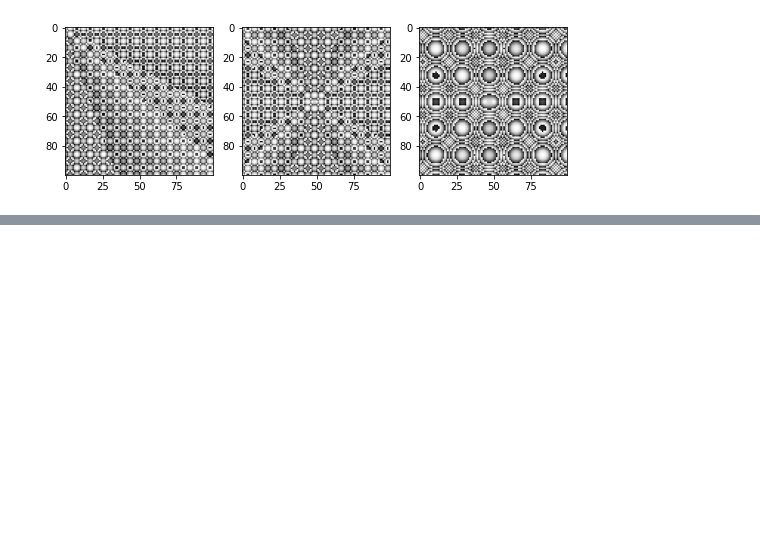
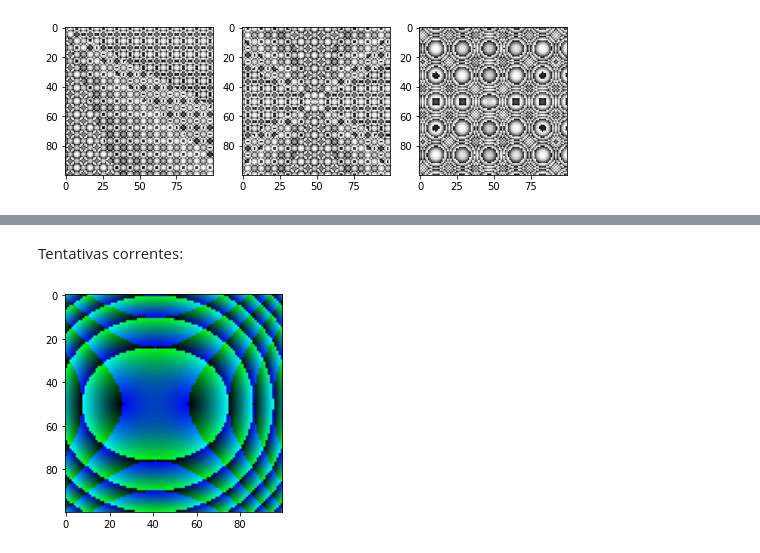
Before and after one commit to casson-projects-2020/active-bolt, a Jupyter notebook: fractals/fractal-surfaces.ipynb, the cells around one changed output, grey strips where cells are left out. Drawn from its saved outputs; the diff is of its cells as text; code cells hidden in the pictures; blank space fills up the shorter version.

```diff
--- a/fractals/fractal-surfaces.ipynb
+++ b/fractals/fractal-surfaces.ipynb
@@ -190,0 +198,28 @@ imgplot = plt.imshow( img ) #, cmap="Greys" )
+# %% [markdown]
+Tentativas correntes:
+# %%
+from math import floor
+import cmath
+import math
+
+size = 100
+field = gen_field( size )
+
+img = np.zeros(( size, size, 3 ))
+
+def prob( cpx, dif, div ):
+
+    v = ( cpx - dif ) / div
+
+
+vec_brot = np.vectorize( brot )
+
+res = np.array( vec_brot( field, 56+50j, 30. ))
+img[:,:,2] = res.real
+img[:,:,1] = res.imag
+
+
+plt.figure( figsize=( 4, 4 ))
+imgplot = plt.imshow( img ) #, cmap="Greys" )
+# %% [output]
+[figure, added]
```
Also changed, not shown: parts of 8 cells of this notebook.
